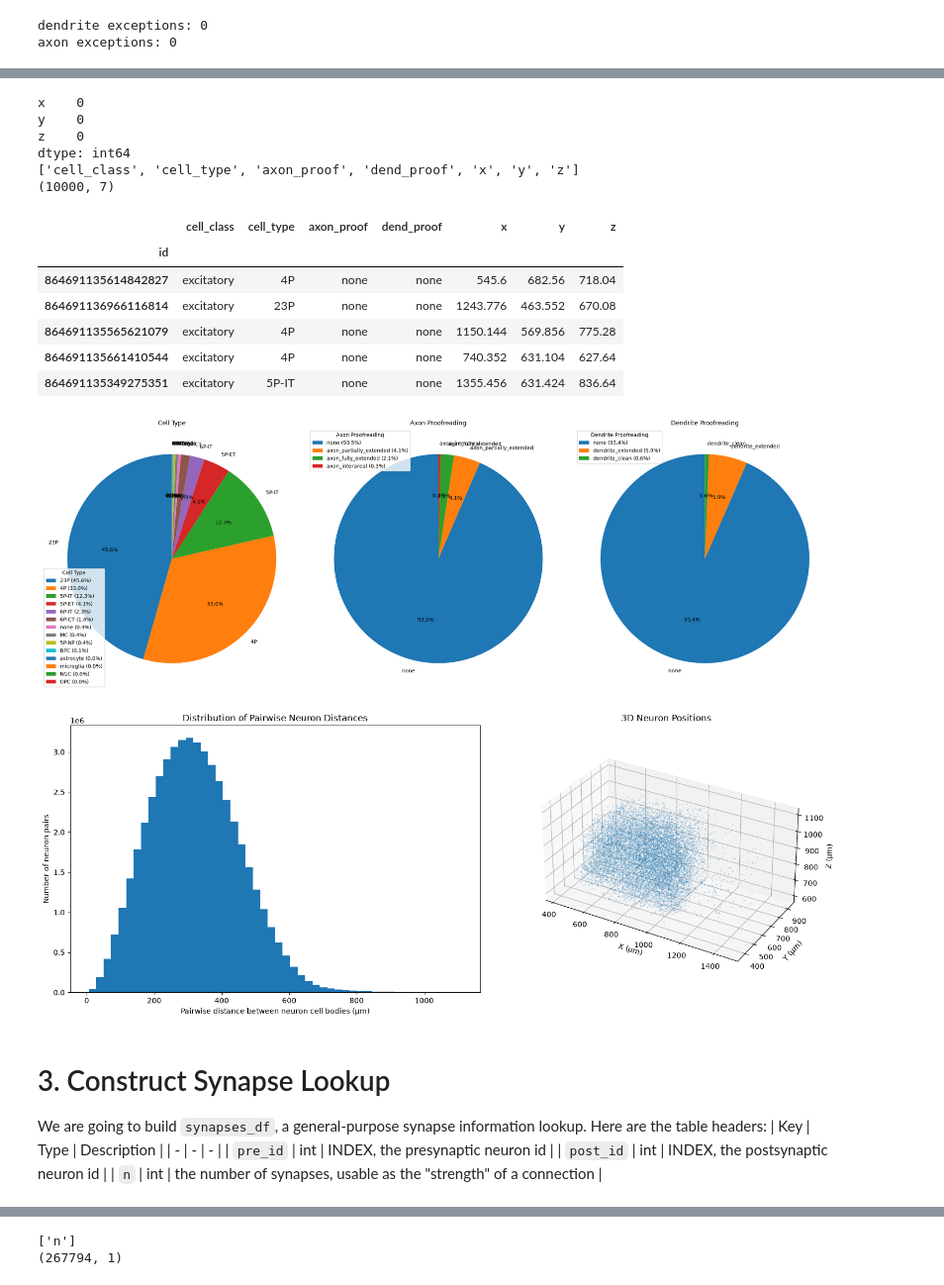
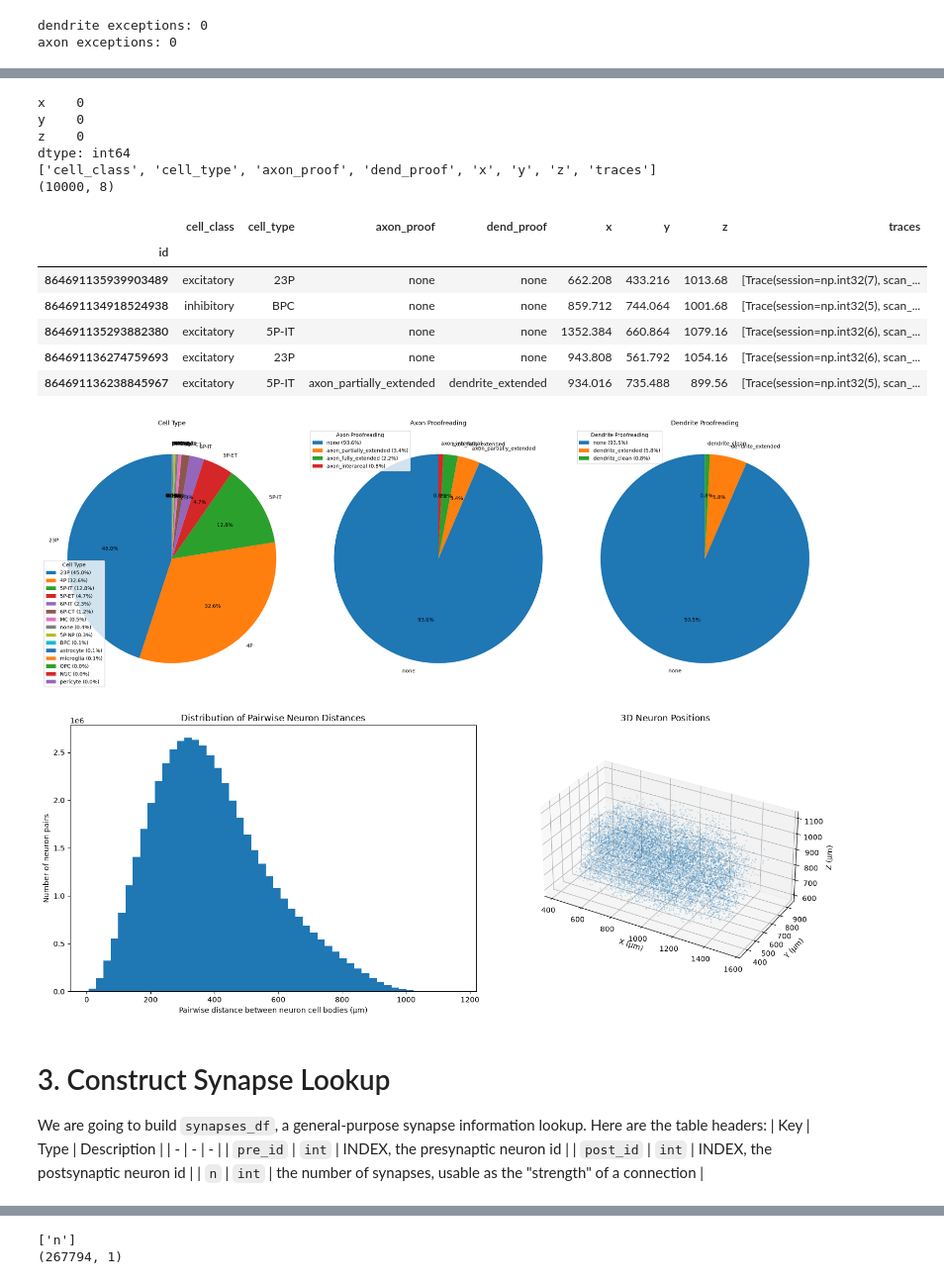
Before and after one commit to 12Jeef/NTAB_F26_Connectomics, a Jupyter notebook: jeffrey/official.ipynb, the cells around one changed output, grey strips where cells are left out. Shown at 99% size. Cells and saved outputs as stored; diff of their text form; code cells hidden in the pictures.

```diff
--- a/jeffrey/official.ipynb
+++ b/jeffrey/official.ipynb
@@ -86,16 +109,3 @@ for compartment in ["dendrite", "axon"]:
 | 864691136195284556 | 14 | 2024-06-03 19:45:52.512832+00:00 | <NA> | True | 692736 | 869888 | 877160 | 864691136195284556 | ... |
 dendrite exceptions: 0
 axon exceptions: 0
-# %%
-raw_coreg_df = client.materialize.query_table(
-  "coregistration_manual_v4",
-  desired_resolution=[1]*3,
-  split_positions=True,
-)
-raw_coreg_df = raw_coreg_df[raw_coreg_df["valid"] == True]
-raw_coreg_df.drop_duplicates(subset="pt_root_id", keep="first", inplace=True)
-raw_coreg_df.set_index("pt_root_id", inplace=True)
-raw_coreg_df.rename_axis("id", inplace=True)
-raw_coreg_df.drop(index=0, inplace=True, errors="ignore")
-print(raw_coreg_df.columns.to_list())
-display(raw_coreg_df.head())
@@ -132,9 +132,16 @@ display(raw_celltype_df.head())
 | 864691135655940290 | 13259 | 2023-12-19 22:41:14.417986+00:00 | True | 197927 | nonneuron | oligo | 197927 | 2020-09-28 22:43:10.652649+00:00 | ... |
 | 864691135809440972 | 13271 | 2023-12-19 22:41:14.685474+00:00 | True | 198087 | nonneuron | astrocyte | 198087 | 2020-09-28 22:41:36.677186+00:00 | ... |
 # %%
+from dataclasses import dataclass
 import pandas as pd
 
-ids = raw_coreg_df.index.to_list()[:10000]
+@dataclass(frozen=True)
+class Trace:
+  session: int
+  scan_idx: int
+  unit_id: int
+
+ids = list(set(raw_coreg_df.index.to_list()))[:10000]
 
 cell_class_type_df = (
   raw_celltype_df[["classification_system", "cell_type"]]
@@ -152,43 +159,62 @@ axon_dend_proof_df = (
   raw_proof_df[["strategy_axon", "strategy_dendrite"]]
   .reindex(ids, fill_value="none")
 )
 axon_dend_proof_df.rename(columns={
   "strategy_axon": "axon_proof",
   "strategy_dendrite": "dend_proof",
 }, inplace=True)
 
 position_df = (
-  raw_coreg_df[["pt_position_x", "pt_position_y", "pt_position_z"]]
+  raw_coreg_df
+  [~raw_coreg_df.index.duplicated(keep='first')]
+  [["pt_position_x", "pt_position_y", "pt_position_z"]]
   .reindex(ids)
 )
 position_df.rename(columns={
   "pt_position_x": "x",
   "pt_position_y": "y",
   "pt_position_z": "z",
 }, inplace=True)
 position_df[["x", "y", "z"]] = (position_df[["x", "y", "z"]] / 1e3).apply(pd.to_numeric, errors="coerce") # nm → µm
 
 print(position_df.isna().sum()) # this should all be zeroes!!
 
 neurons_df = pd.concat([cell_class_type_df, axon_dend_proof_df, position_df], axis=1)
 
+traces_by_neuron = (
+  raw_coreg_df
+  .groupby(level="id")
+  .apply(lambda group: [
+    Trace(
+      session=row.session,
+      scan_idx=row.scan_idx,
+      unit_id=row.unit_id,
+    )
+    for row in group.itertuples()
+  ])
+)
+neurons_df["traces"] = [
+  traces_by_neuron.get(neuron_id, [])
+  for neuron_id in neurons_df.index
+]
+
 print(neurons_df.columns.to_list())
 print(neurons_df.shape)
 display(neurons_df.head())
 # %% [output]
 x    0
 y    0
 z    0
 dtype: int64
-['cell_class', 'cell_type', 'axon_proof', 'dend_proof', 'x', 'y', 'z']
-(10000, 7)
+['cell_class', 'cell_type', 'axon_proof', 'dend_proof', 'x', 'y', 'z', 'traces']
+(10000, 8)
-|  | cell_class | cell_type | axon_proof | dend_proof | x | y | z |
-| id |  |  |  |  |  |  |  |
-| 864691135614842827 | excitatory | 4P | none | none | 545.6 | 682.56 | 718.04 |
-| 864691136966116814 | excitatory | 23P | none | none | 1243.776 | 463.552 | 670.08 |
-| 864691135565621079 | excitatory | 4P | none | none | 1150.144 | 569.856 | 775.28 |
-| 864691135661410544 | excitatory | 4P | none | none | 740.352 | 631.104 | 627.64 |
-| 864691135349275351 | excitatory | 5P-IT | none | none | 1355.456 | 631.424 | 836.64 |
+|  | cell_class | cell_type | axon_proof | dend_proof | x | y | z | traces |
+| id |  |  |  |  |  |  |  |  |
+| 864691135939903489 | excitatory | 23P | none | none | 662.208 | 433.216 | 1013.68 | [Trace(session=np.int32(7), scan_... |
+| 864691134918524938 | inhibitory | BPC | none | none | 859.712 | 744.064 | 1001.68 | [Trace(session=np.int32(5), scan_... |
+| 864691135293882380 | excitatory | 5P-IT | none | none | 1352.384 | 660.864 | 1079.16 | [Trace(session=np.int32(6), scan_... |
+| 864691136274759693 | excitatory | 23P | none | none | 943.808 | 561.792 | 1054.16 | [Trace(session=np.int32(6), scan_... |
+| 864691136238845967 | excitatory | 5P-IT | axon_partially_extended | dendrite_extended | 934.016 | 735.488 | 899.56 | [Trace(session=np.int32(5), scan_... |
 # %%
 import matplotlib.pyplot as plt
 
@@ -243,7 +269,7 @@ axes[2].legend(
 plt.tight_layout()
 plt.show()
 # %% [output]
-[figure, old version]
+[figure, new version]
 # %%
 import matplotlib.pyplot as plt
 from scipy.spatial.distance import pdist
@@ -285,16 +311,16 @@ ax2.set_box_aspect([
 plt.tight_layout()
 plt.show()
 # %% [output]
-[figure, old version]
+[figure, new version]
 # %% [markdown]
 # 3. Construct Synapse Lookup
 
 We are going to build `synapses_df`, a general-purpose synapse information lookup. Here are the table headers:
 | Key | Type | Description |
 | - | - | - |
-| `pre_id` | int | INDEX, the presynaptic neuron id |
-| `post_id` | int | INDEX, the postsynaptic neuron id |
-| `n` | int | the number of synapses, usable as the "strength" of a connection |
+| `pre_id` | `int` | INDEX, the presynaptic neuron id |
+| `post_id` | `int` | INDEX, the postsynaptic neuron id |
+| `n` | `int` | the number of synapses, usable as the "strength" of a connection |
 # %%
 import os
 import math
```
Also changed, not shown: parts of 15 cells of this notebook.
